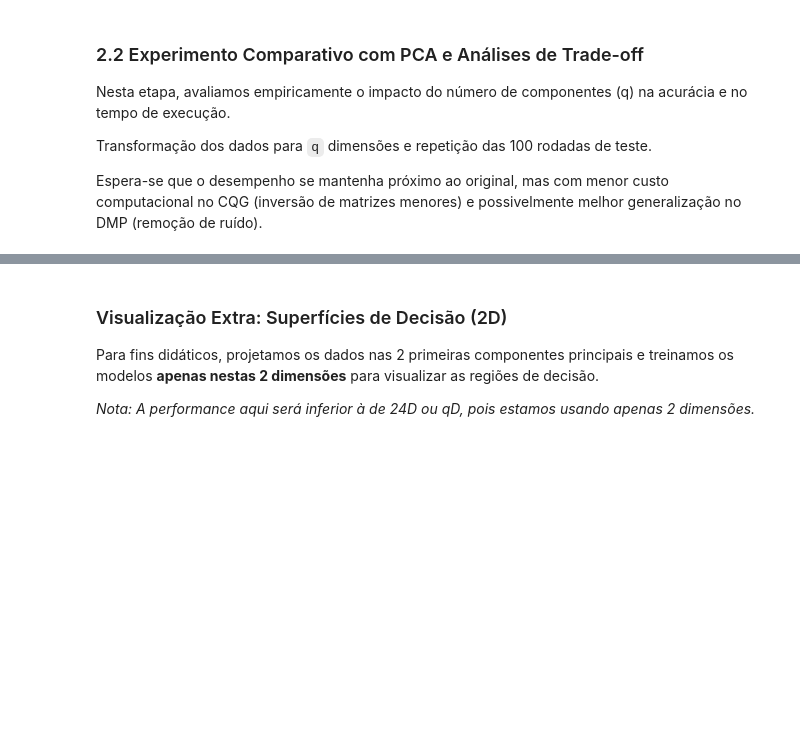
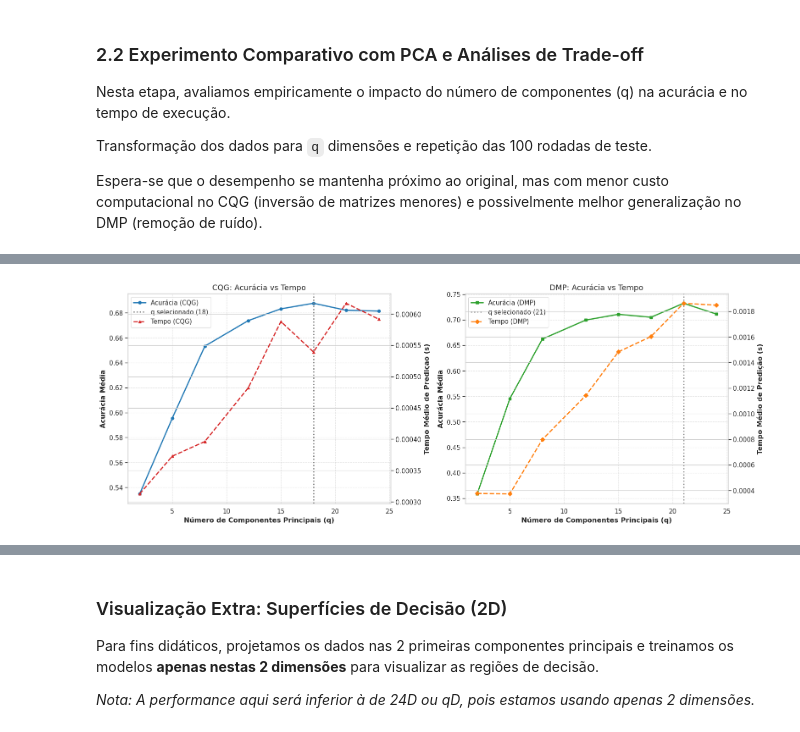
Before and after one commit to LucasJLBraz/Trabalhos_Rec_Padroes, a Jupyter notebook: notebooks/Trabalho Computacional 3/trabalho3_experimentos.ipynb, the cells around one changed output, grey strips where cells are left out. Saved outputs shown, nothing was run; the diff lists cells and outputs as text; code cells hidden in the pictures; blank space fills up the shorter version.

```diff
--- a/notebooks/Trabalho Computacional 3/trabalho3_experimentos.ipynb
+++ b/notebooks/Trabalho Computacional 3/trabalho3_experimentos.ipynb
@@ -586,88 +586,6 @@ ax2.legend(lines + lines2, labels + labels2, loc="best")
 
 plt.tight_layout()
 plt.show()
-
-# ==============================================================================
-# 2. Execução Oficial no Espaço Reduzido (q selecionado)
-# ==============================================================================
-pca_final_cqg = PCA(num_componentes=q_selected_cqg)
-pca_final_cqg.fit(X_scaled)
-X_pca_cqg = pca_final_cqg.transform(X_scaled)
-
-print(f"\nTransformação Oficial: {X_scaled.shape} -> {X_pca_cqg.shape}")
-
-# Execução do Experimento no Espaço Reduzido (20 rodadas para rigor estatístico)
-res_cqg_pca, acc_cqg_pca = executar_experimento_monte_carlo(X_pca_cqg, y_encoded, ClassificadorQuadraticoGaussiano, params_cqg, n_runs=100)
-
-
-pca_final_dmp = PCA(num_componentes=q_selected_dmp)
-pca_final_dmp.fit(X_scaled)
-X_pca_dmp = pca_final_dmp.transform(X_scaled)
-res_dmp_pca, acc_dmp_pca = executar_experimento_monte_carlo(X_pca_dmp, y_encoded, ClassificadorDMP, params_dmp, n_runs=100)
-# Consolidação da Tabela
-df_q2 = pd.DataFrame([res_cqg_pca, res_dmp_pca])
-df_q2['Modelo'] = df_q2['Modelo'] + " (PCA)"
-
-print("\n--- Tabela de Resultados (Questão 2.2 - Com PCA) ---")
-tabela_q2 = formatar_tabela_latex(df_q2, classes_nomes)
-display(tabela_q2)
-
-# ==============================================================================
-# 3. Análise de Desbalanceamento (Matriz de Confusão Normalizada)
-# ==============================================================================
-# Vamos fazer um split único para gerar a matriz de confusão visual do DMP com PCA
-X_train_pca, X_test_pca, y_train_pca, y_test_pca = train_test_split(X_pca_dmp, y_encoded, test_size=0.3, random_state=42)
-
-dmp_viz = ClassificadorDMP(**params_dmp)
-dmp_viz.fit(X_train_pca, y_train_pca)
-y_pred_viz = dmp_viz.predict(X_test_pca)
-
-cm = confusion_matrix(y_test_pca, y_pred_viz, normalize='true') # Normalizado por linha (Recall)
-
-plt.figure(figsize=(8, 6))
-sns.heatmap(cm, annot=True, fmt='.2%', cmap='Blues', xticklabels=classes_nomes, yticklabels=classes_nomes)
-plt.title(f"Matriz de Confusão Normalizada - DMP com PCA (q={q_selected_dmp})\nAtenção ao viés na classe minoritária")
-plt.ylabel('Classe Verdadeira')
-plt.xlabel('Classe Predita')
-plt.show()
-
-# ==============================================================================
-# 4. Boxplots Comparativos (Acurácia e Tempo)
-# ==============================================================================
-fig, axes = plt.subplots(1, 2, figsize=(15, 6))
-
-# Boxplot 1: Acurácia
-data_boxplot_acc = [acc_cqg, acc_cqg_pca, acc_dmp, acc_dmp_pca]
-labels_boxplot = ['CQG', f'CQG+PCA\n(q={q_selected})', 'DMP', f'DMP+PCA\n(q={q_selected})']
-sns.boxplot(data=data_boxplot_acc, ax=axes[0], palette='Set2')
-axes[0].set_xticklabels(labels_boxplot)
-axes[0].set_title("Comparativo de Acurácia Global")
-axes[0].set_ylabel("Acurácia")
-
-# Boxplot 2: Tempos de Treino/Teste baseados no histórico
-# Extraindo os tempos diretamente do Dicionário de resultados para mostrar a diferença
-tempos_execucao = pd.DataFrame({
-    'Modelo': ['CQG', 'CQG+PCA', 'DMP', 'DMP+PCA'],
-    'Tempo Teste (s)': [res_cqg['Time_Test_Mean'], res_cqg_pca['Time_Test_Mean'],
-                        res_dmp['Time_Test_Mean'], res_dmp_pca['Time_Test_Mean']]
-})
-
-sns.barplot(data=tempos_execucao, x='Modelo', y='Tempo Teste (s)', ax=axes[1], palette='Set2')
-axes[1].set_title("Custo Computacional: Tempo Médio de Predição")
-axes[1].set_ylabel("Segundos")
-
-plt.tight_layout()
-plt.show()
-
-# ==============================================================================
-# 5. Reflexão sobre a Topologia do DMP
-# ==============================================================================
-# Analisando quantos protótipos foram alocados para cada classe
-contagem_prototipos = pd.Series(dmp_viz.labels_).map(dict(enumerate(classes_nomes))).value_counts()
-print("\n--- Estrutura Topológica do DMP (Distribuição de Protótipos) ---")
-print(contagem_prototipos)
-print("\nComentário: Observe como o número de protótipos se correlaciona com o número de amostras da classe.")
-print("Classes maiores exigem partições de Voronoi mais complexas.")
 # %% [output]
 Realizando varredura de 'q' para justificação científica (CQG e DMP)...
 Aviso: Esta etapa pode demorar alguns minutos devido ao treinamento do DMP.
@@ -688,0 +607 @@ Treinando DMP Multi-Protótipo. Classes: [0 1 2 3]
+[figure, added]
```
Also changed, not shown: parts of 7 cells of this notebook.
